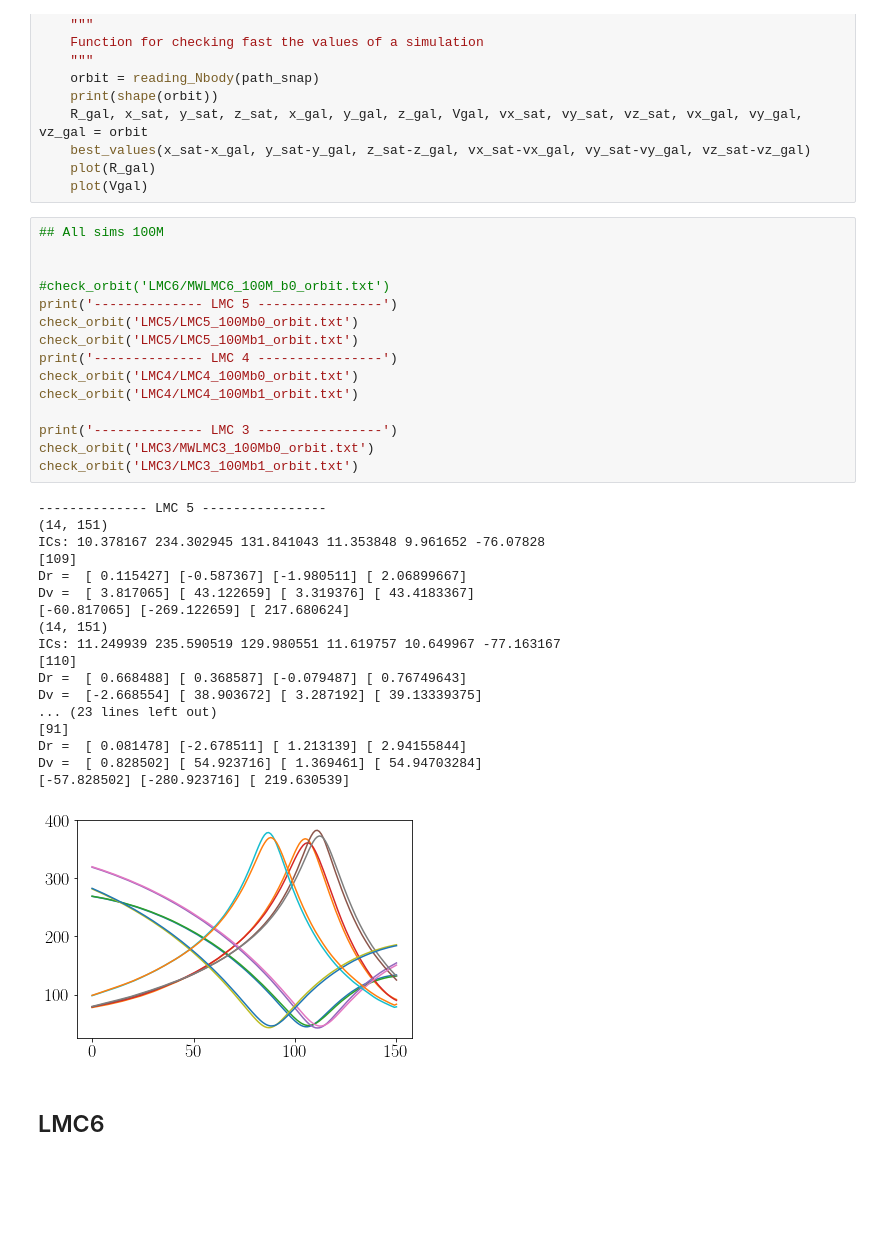
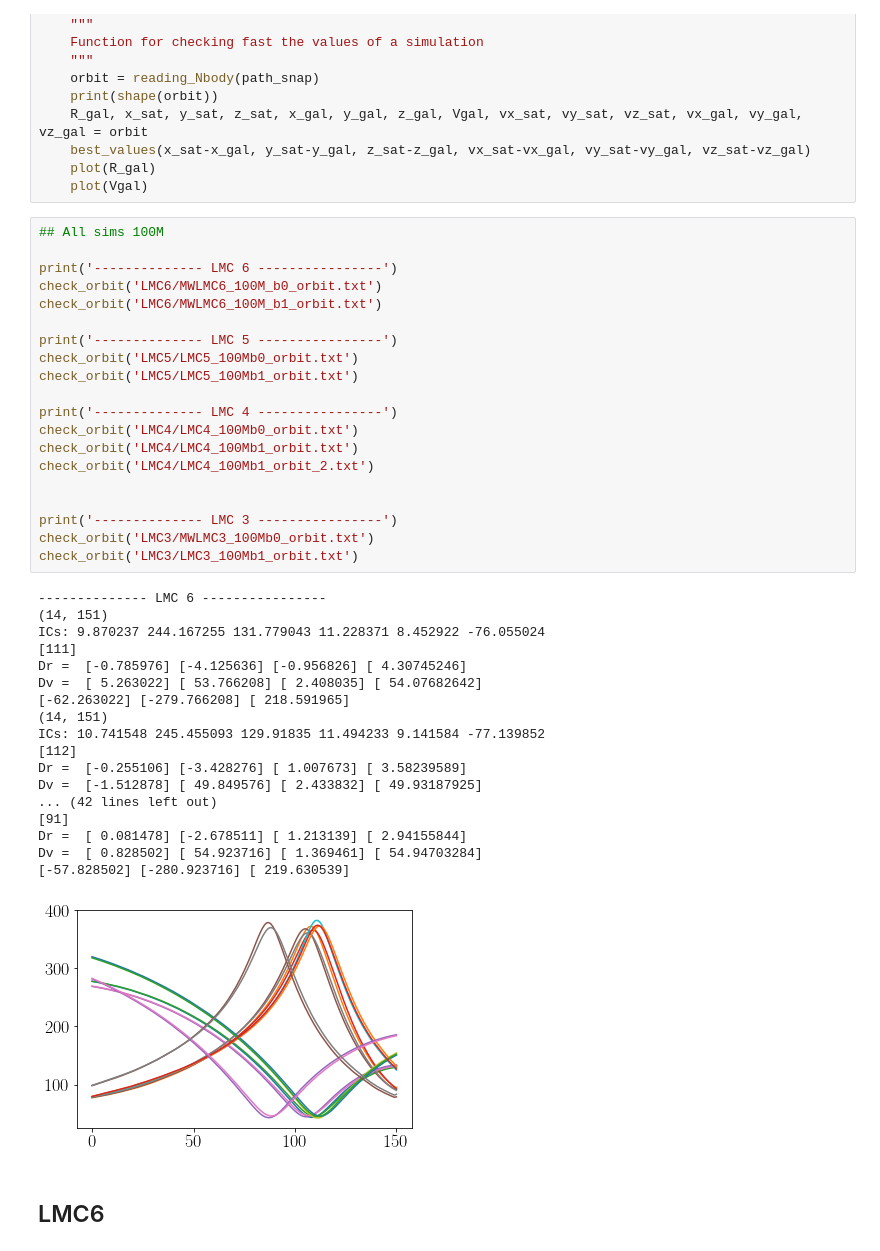
Before and after one commit to jngaravitoc/LMC-MW, a Jupyter notebook: code/LMC_orbit/LMC_orbits.ipynb, the cells around one changed output. Drawn from its saved outputs; the diff is of its cells as text; blank space fills up the shorter version.

Commit message:
+ MWLMC6 orbits

```diff
--- a/code/LMC_orbit/LMC_orbits.ipynb
+++ b/code/LMC_orbit/LMC_orbits.ipynb
@@ -160,37 +160,42 @@ def check_orbit(path_snap):
 # %%
 ## All sims 100M
 
+print('-------------- LMC 6 ----------------')
+check_orbit('LMC6/MWLMC6_100M_b0_orbit.txt')
+check_orbit('LMC6/MWLMC6_100M_b1_orbit.txt')
 
-#check_orbit('LMC6/MWLMC6_100M_b0_orbit.txt')
 print('-------------- LMC 5 ----------------')
 check_orbit('LMC5/LMC5_100Mb0_orbit.txt')
 check_orbit('LMC5/LMC5_100Mb1_orbit.txt')
+
 print('-------------- LMC 4 ----------------')
 check_orbit('LMC4/LMC4_100Mb0_orbit.txt')
 check_orbit('LMC4/LMC4_100Mb1_orbit.txt')
+check_orbit('LMC4/LMC4_100Mb1_orbit_2.txt')
+
 
 print('-------------- LMC 3 ----------------')
 check_orbit('LMC3/MWLMC3_100Mb0_orbit.txt')
 check_orbit('LMC3/LMC3_100Mb1_orbit.txt')
 # %% [output]
--------------- LMC 5 ----------------
+-------------- LMC 6 ----------------
 (14, 151)
-ICs: 10.378167 234.302945 131.841043 11.353848 9.961652 -76.07828
-[109]
-Dr =  [ 0.115427] [-0.587367] [-1.980511] [ 2.06899667]
-Dv =  [ 3.817065] [ 43.122659] [ 3.319376] [ 43.4183367]
-[-60.817065] [-269.122659] [ 217.680624]
+ICs: 9.870237 244.167255 131.779043 11.228371 8.452922 -76.055024
+[111]
+Dr =  [-0.785976] [-4.125636] [-0.956826] [ 4.30745246]
+Dv =  [ 5.263022] [ 53.766208] [ 2.408035] [ 54.07682642]
+[-62.263022] [-279.766208] [ 218.591965]
 (14, 151)
-ICs: 11.249939 235.590519 129.980551 11.619757 10.649967 -77.163167
-[110]
-Dr =  [ 0.668488] [ 0.368587] [-0.079487] [ 0.76749643]
-Dv =  [-2.668554] [ 38.903672] [ 3.287192] [ 39.13339375]
-... (23 lines left out)
+ICs: 10.741548 245.455093 129.91835 11.494233 9.141584 -77.139852
+[112]
+Dr =  [-0.255106] [-3.428276] [ 1.007673] [ 3.58239589]
+Dv =  [-1.512878] [ 49.849576] [ 2.433832] [ 49.93187925]
+... (42 lines left out)
 [91]
 Dr =  [ 0.081478] [-2.678511] [ 1.213139] [ 2.94155844]
 Dv =  [ 0.828502] [ 54.923716] [ 1.369461] [ 54.94703284]
 [-57.828502] [-280.923716] [ 219.630539]
-[figure, old version]
+[figure, new version]
 # %% [markdown]
 ## LMC6
 # %%
```
